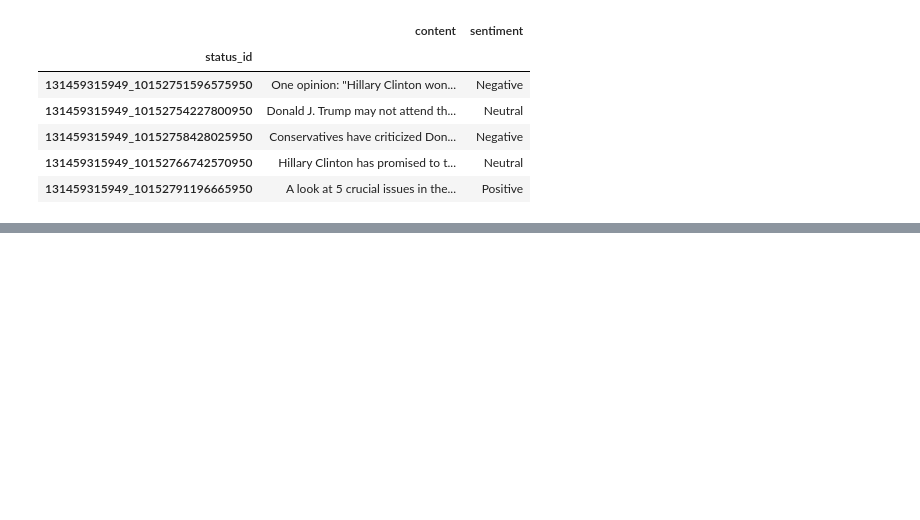
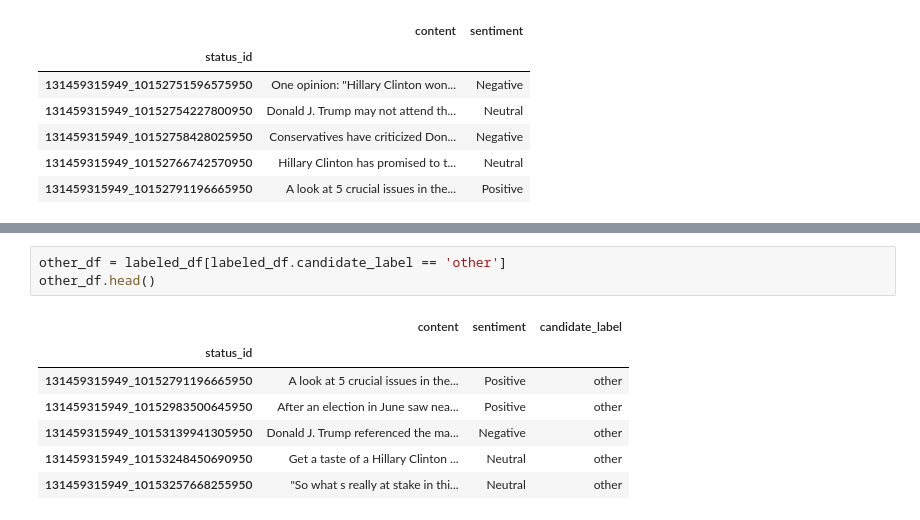
Before and after one commit to harumhl/Grab-Em-by-the-Posts-, a Jupyter notebook: python/classifier.ipynb, the cells around one changed output, grey strips where cells are left out. Drawn from its saved outputs; the diff is of its cells as text; blank space fills up the shorter version.

```diff
--- a/python/classifier.ipynb
+++ b/python/classifier.ipynb
@@ -112 +157,12 @@ merged_df.head()
+# %%
+other_df = labeled_df[labeled_df.candidate_label == 'other']
+other_df.head()
+# %% [output]
+|  | content | sentiment | candidate_label |
+| status_id |  |  |  |
+| 131459315949_10152791196665950 | A look at 5 crucial issues in the... | Positive | other |
+| 131459315949_10152983500645950 | After an election in June saw nea... | Positive | other |
+| 131459315949_10153139941305950 | Donald J. Trump referenced the ma... | Negative | other |
+| 131459315949_10153248450690950 | Get a taste of a Hillary Clinton ... | Neutral | other |
+| 131459315949_10153257668255950 | "So what s really at stake in thi... | Neutral | other |
 # %%
```
Also changed, not shown: parts of 23 cells of this notebook.
